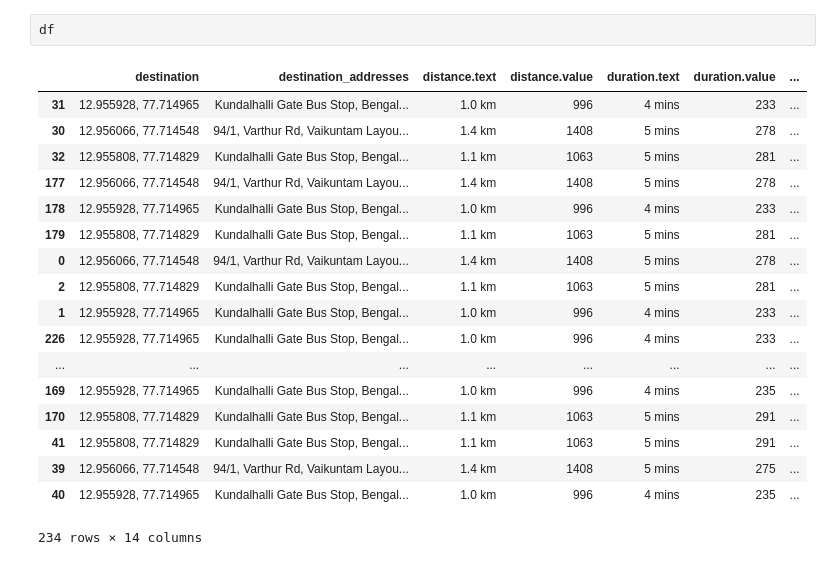
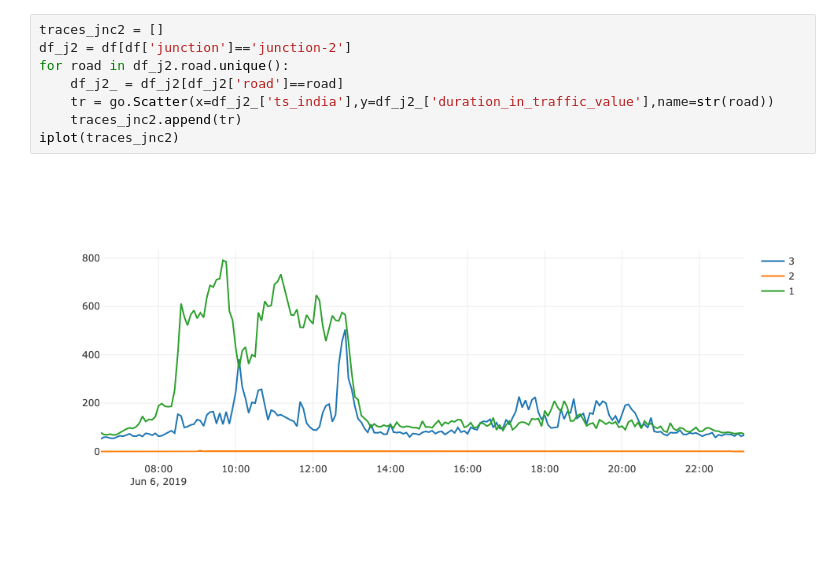
Before and after one commit to bsnithin44/traffic-prediction, a Jupyter notebook: notebooks/download data.ipynb, the cells around one changed output. Drawn from its saved outputs; the diff is of its cells as text.

```diff
--- a/notebooks/download data.ipynb
+++ b/notebooks/download data.ipynb
@@ -85,21 +65,10 @@ iplot(traces)
-# %%
-df
-# %% [output]
-|  | destination | destination_addresses | distance.text | distance.value | duration.text | duration.value | ... |
-| 31 | 12.955928, 77.714965 | Kundalhalli Gate Bus Stop, Bengal... | 1.0 km | 996 | 4 mins | 233 | ... |
-| 30 | 12.956066, 77.714548 | 94/1, Varthur Rd, Vaikuntam Layou... | 1.4 km | 1408 | 5 mins | 278 | ... |
-| 32 | 12.955808, 77.714829 | Kundalhalli Gate Bus Stop, Bengal... | 1.1 km | 1063 | 5 mins | 281 | ... |
-| 177 | 12.956066, 77.714548 | 94/1, Varthur Rd, Vaikuntam Layou... | 1.4 km | 1408 | 5 mins | 278 | ... |
-| 178 | 12.955928, 77.714965 | Kundalhalli Gate Bus Stop, Bengal... | 1.0 km | 996 | 4 mins | 233 | ... |
-| 179 | 12.955808, 77.714829 | Kundalhalli Gate Bus Stop, Bengal... | 1.1 km | 1063 | 5 mins | 281 | ... |
-| 0 | 12.956066, 77.714548 | 94/1, Varthur Rd, Vaikuntam Layou... | 1.4 km | 1408 | 5 mins | 278 | ... |
-| 2 | 12.955808, 77.714829 | Kundalhalli Gate Bus Stop, Bengal... | 1.1 km | 1063 | 5 mins | 281 | ... |
-| 1 | 12.955928, 77.714965 | Kundalhalli Gate Bus Stop, Bengal... | 1.0 km | 996 | 4 mins | 233 | ... |
-| 226 | 12.955928, 77.714965 | Kundalhalli Gate Bus Stop, Bengal... | 1.0 km | 996 | 4 mins | 233 | ... |
-| ... | ... | ... | ... | ... | ... | ... | ... |
-| 169 | 12.955928, 77.714965 | Kundalhalli Gate Bus Stop, Bengal... | 1.0 km | 996 | 4 mins | 235 | ... |
-| 170 | 12.955808, 77.714829 | Kundalhalli Gate Bus Stop, Bengal... | 1.1 km | 1063 | 5 mins | 291 | ... |
-| 41 | 12.955808, 77.714829 | Kundalhalli Gate Bus Stop, Bengal... | 1.1 km | 1063 | 5 mins | 291 | ... |
-| 39 | 12.956066, 77.714548 | 94/1, Varthur Rd, Vaikuntam Layou... | 1.4 km | 1408 | 5 mins | 275 | ... |
-| 40 | 12.955928, 77.714965 | Kundalhalli Gate Bus Stop, Bengal... | 1.0 km | 996 | 4 mins | 235 | ... |
-234 rows × 14 columns
+# %%
+traces_jnc2 = []
+df_j2 = df[df['junction']=='junction-2']
+for road in df_j2.road.unique():
+    df_j2_ = df_j2[df_j2['road']==road]
+    tr = go.Scatter(x=df_j2_['ts_india'],y=df_j2_['duration_in_traffic_value'],name=str(road))
+    traces_jnc2.append(tr)
+iplot(traces_jnc2)
+# %% [output]
+[figure, added]
```
Also changed, not shown: parts of 19 cells of this notebook, 4 other files.
